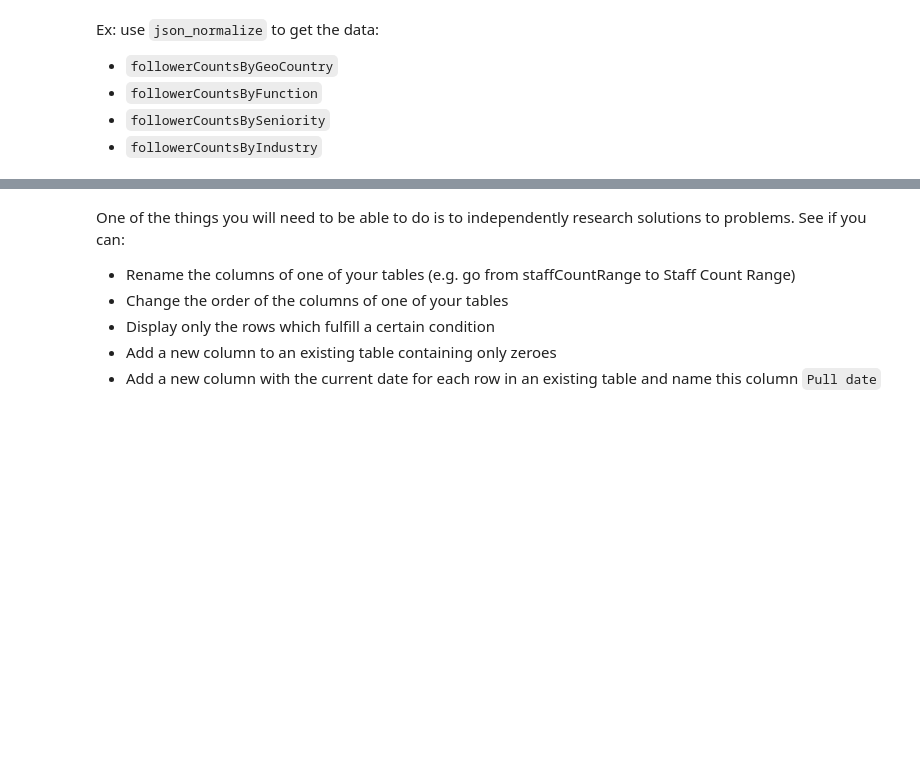
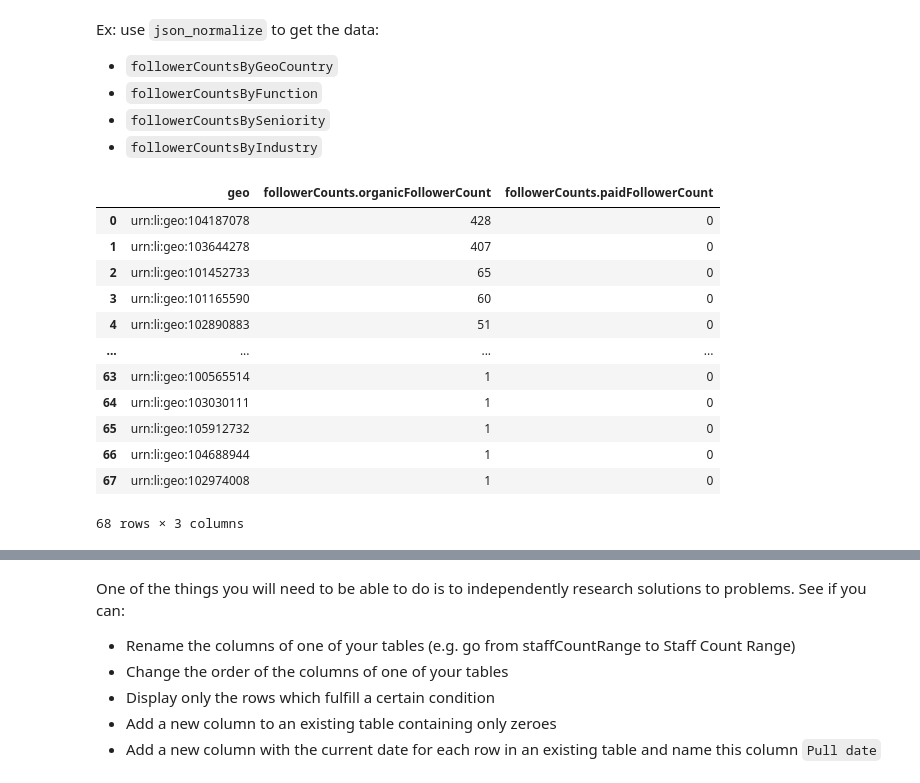
Before and after one commit to raphaelfloresca/cdb-data-warehouse-etl, a Jupyter notebook: pull_data_experimentation.ipynb, the cells around one changed output, grey strips where cells are left out. Cells and saved outputs as stored; diff of their text form; code cells hidden in the pictures; blank space fills up the shorter version.

```diff
--- a/pull_data_experimentation.ipynb
+++ b/pull_data_experimentation.ipynb
@@ -489,3 +489,20 @@ Ex: use `json_normalize` to get the data:
 - `followerCountsByFunction`
 - `followerCountsBySeniority`
 - `followerCountsByIndustry`
+# %%
+#1 use json_normalize to get the data:followerCountsByGeoCountry
+pd.json_normalize(newdata['elements'][0]['followerCountsByGeoCountry'])
+# %% [output]
+|  | geo | followerCounts.organicFollowerCount | followerCounts.paidFollowerCount |
+| 0 | urn:li:geo:104187078 | 428 | 0 |
+| 1 | urn:li:geo:103644278 | 407 | 0 |
+| 2 | urn:li:geo:101452733 | 65 | 0 |
+| 3 | urn:li:geo:101165590 | 60 | 0 |
+| 4 | urn:li:geo:102890883 | 51 | 0 |
+| ... | ... | ... | ... |
+| 63 | urn:li:geo:100565514 | 1 | 0 |
+| 64 | urn:li:geo:103030111 | 1 | 0 |
+| 65 | urn:li:geo:105912732 | 1 | 0 |
+| 66 | urn:li:geo:104688944 | 1 | 0 |
+| 67 | urn:li:geo:102974008 | 1 | 0 |
+68 rows × 3 columns
```
Also changed, not shown: parts of 11 cells of this notebook.
